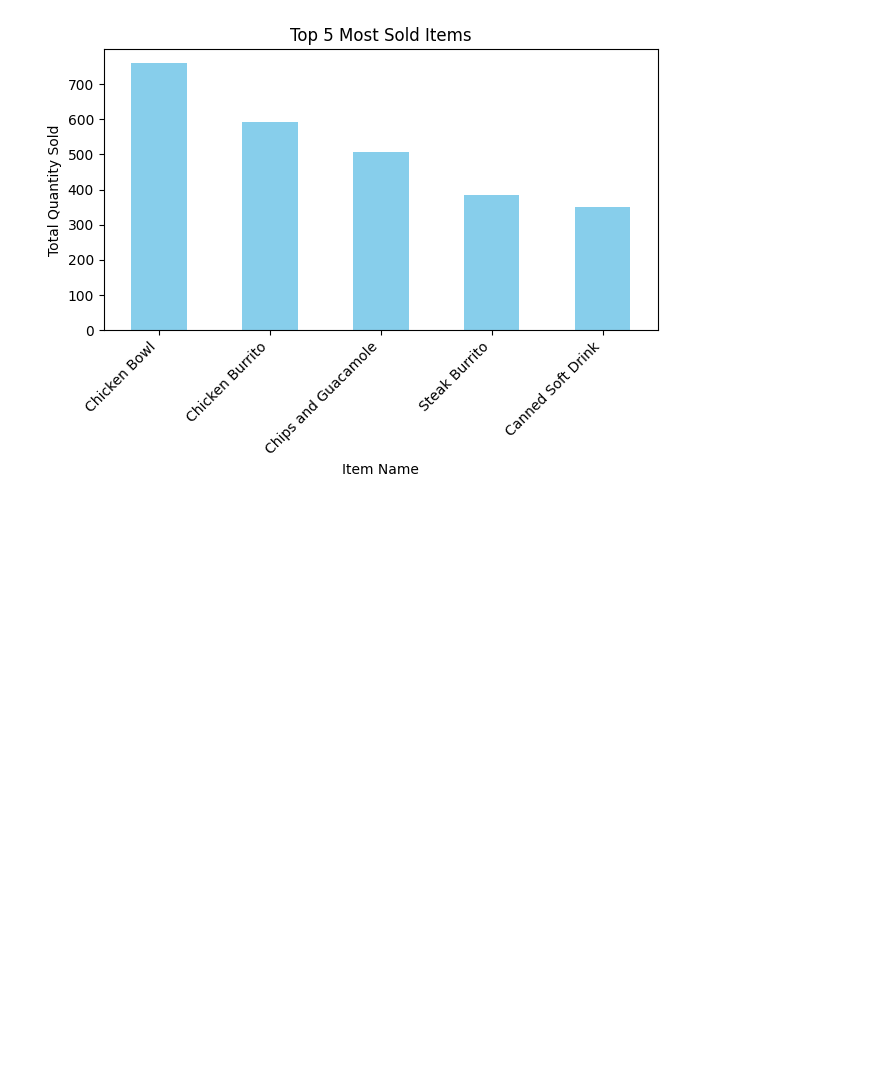
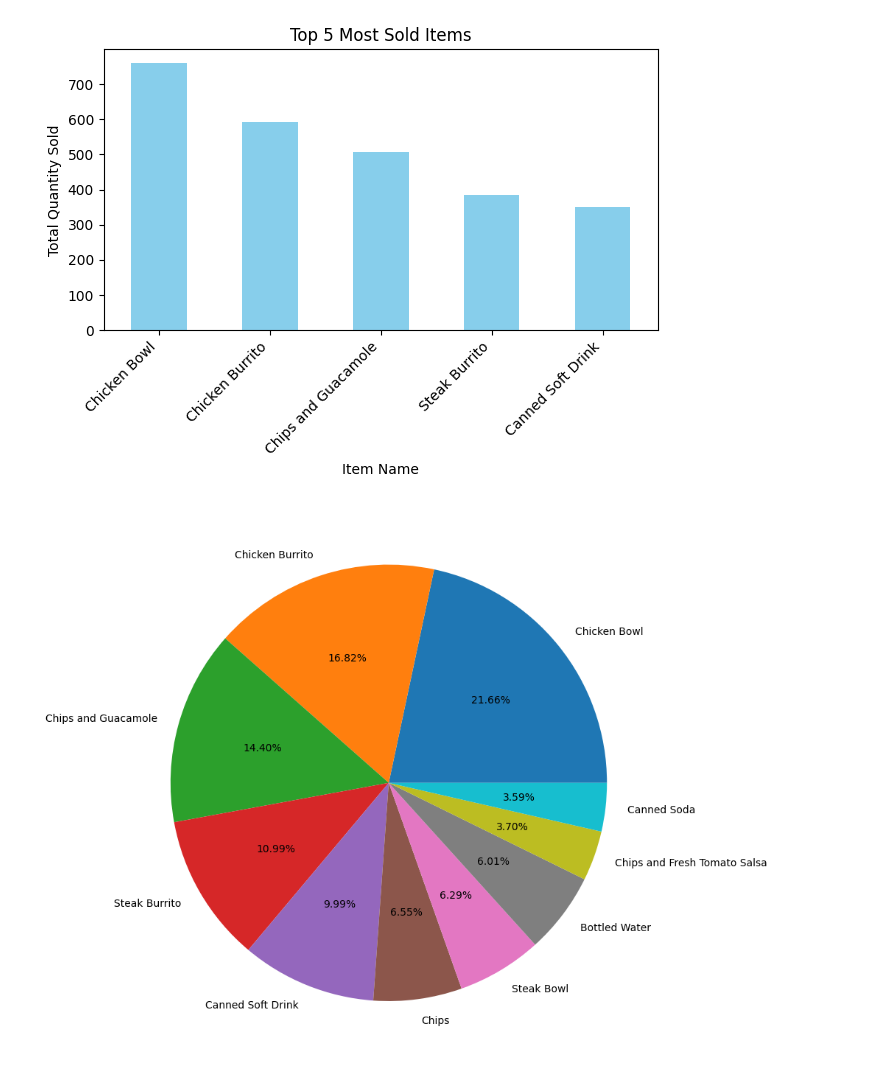
Before and after one commit to Haha373728/Chipotle, a Jupyter notebook: chipotle_data.ipynb, the cells around one changed output. Cells and saved outputs as stored; diff of their text form; code cells hidden in the pictures; blank space fills up the shorter version.

Commit message:
add pie chart

```diff
--- a/chipotle_data.ipynb
+++ b/chipotle_data.ipynb
@@ -108,0 +107,11 @@ top_10_orders = chipotle_data.groupby("item_name")[]
+# %%
+top_10_order = chipotle_data.groupby('item_name')['quantity'].sum().nlargest(10)
+
+plt.figure(figsize=(10,10))
+plt.pie(top_10_order,
+        labels=top_10_order.index,
+        autopct="%1.2f%%")
+plt.tight_layout()
+plt.show()
+# %% [output]
+[figure, added]
```
Also changed, not shown: parts of 1 cell of this notebook.
